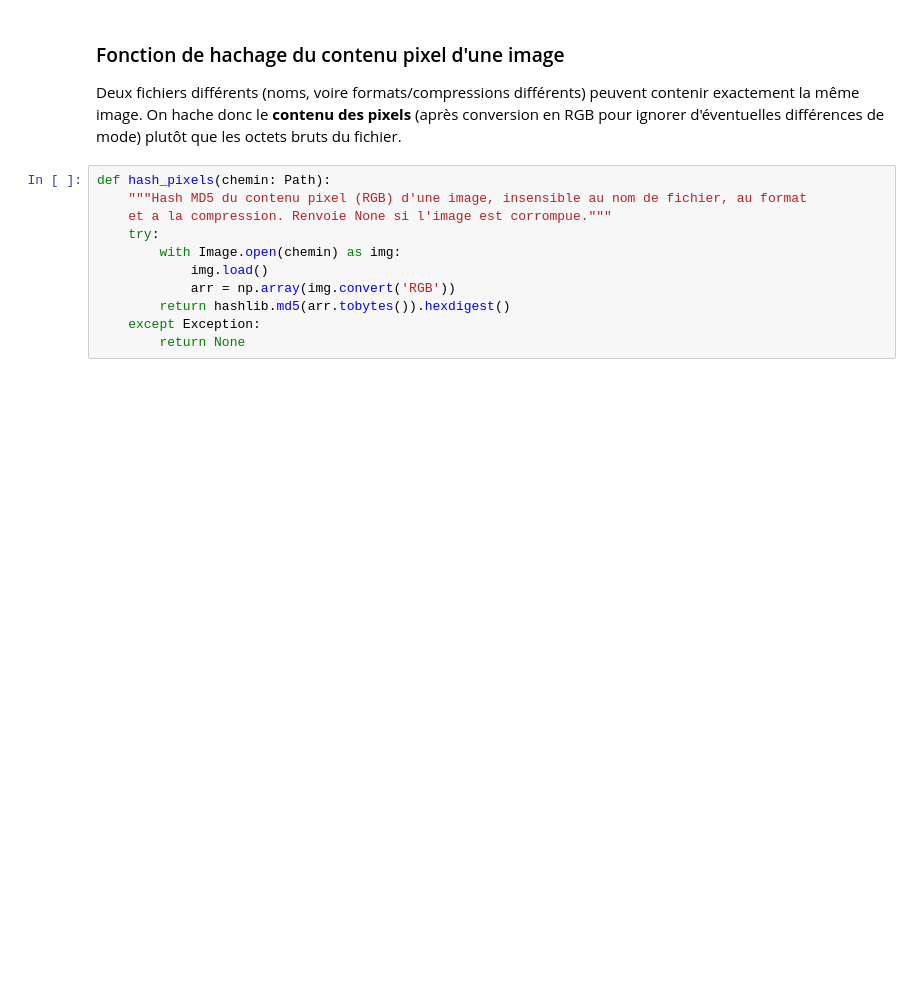
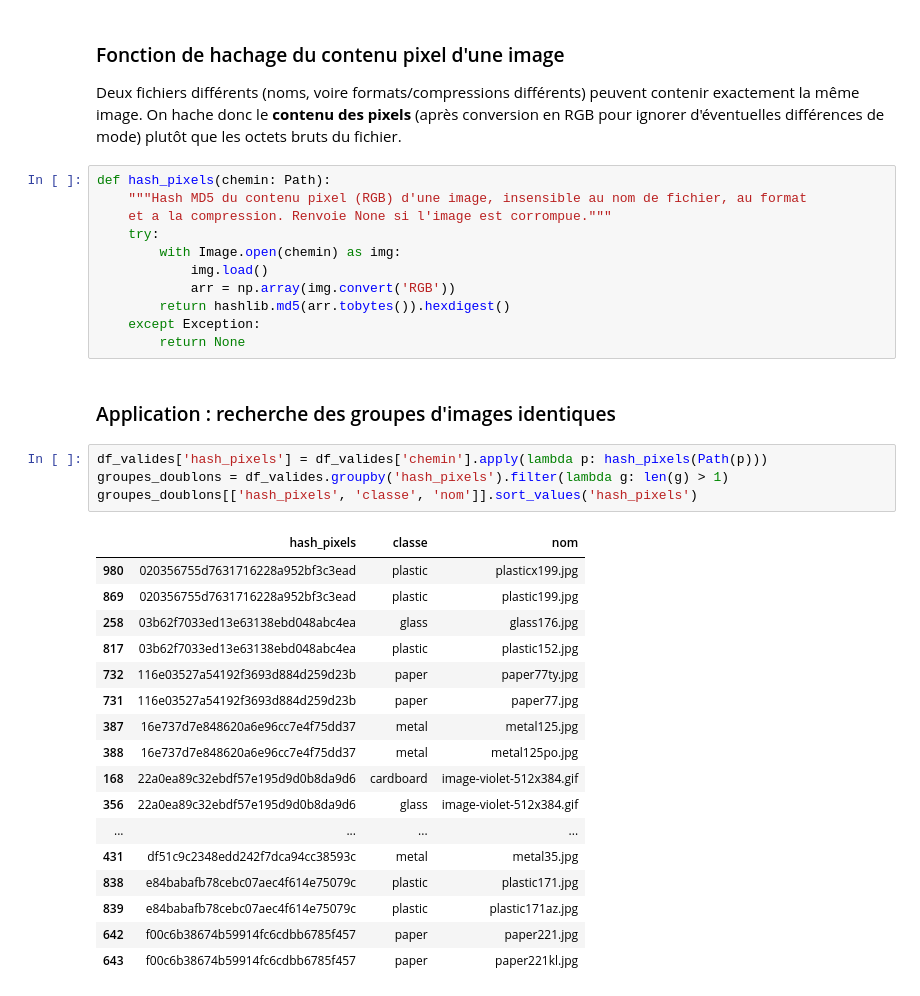
Before and after one commit to khadija470/atelier_prepa_donnees_images, a Jupyter notebook: notebooks/atelier_prepa_donnees_images.ipynb, the cells around one changed output. Cells and saved outputs as stored; diff of their text form; blank space fills up the shorter version.

Commit message:
Partie 6 - Recherche des groupes de doublons + reponse

```diff
--- a/notebooks/atelier_prepa_donnees_images.ipynb
+++ b/notebooks/atelier_prepa_donnees_images.ipynb
@@ -408,3 +408,27 @@ def hash_pixels(chemin: Path):
         return hashlib.md5(arr.tobytes()).hexdigest()
     except Exception:
         return None
+# %% [markdown]
+### Application : recherche des groupes d'images identiques
+# %%
+df_valides['hash_pixels'] = df_valides['chemin'].apply(lambda p: hash_pixels(Path(p)))
+groupes_doublons = df_valides.groupby('hash_pixels').filter(lambda g: len(g) > 1)
+groupes_doublons[['hash_pixels', 'classe', 'nom']].sort_values('hash_pixels')
+# %% [output]
+|  | hash_pixels | classe | nom |
+| 980 | 020356755d7631716228a952bf3c3ead | plastic | plasticx199.jpg |
+| 869 | 020356755d7631716228a952bf3c3ead | plastic | plastic199.jpg |
+| 258 | 03b62f7033ed13e63138ebd048abc4ea | glass | glass176.jpg |
+| 817 | 03b62f7033ed13e63138ebd048abc4ea | plastic | plastic152.jpg |
+| 732 | 116e03527a54192f3693d884d259d23b | paper | paper77ty.jpg |
+| 731 | 116e03527a54192f3693d884d259d23b | paper | paper77.jpg |
+| 387 | 16e737d7e848620a6e96cc7e4f75dd37 | metal | metal125.jpg |
+| 388 | 16e737d7e848620a6e96cc7e4f75dd37 | metal | metal125po.jpg |
+| 168 | 22a0ea89c32ebdf57e195d9d0b8da9d6 | cardboard | image-violet-512x384.gif |
+| 356 | 22a0ea89c32ebdf57e195d9d0b8da9d6 | glass | image-violet-512x384.gif |
+| ... | ... | ... | ... |
+| 431 | df51c9c2348edd242f7dca94cc38593c | metal | metal35.jpg |
+| 838 | e84babafb78cebc07aec4f614e75079c | plastic | plastic171.jpg |
+| 839 | e84babafb78cebc07aec4f614e75079c | plastic | plastic171az.jpg |
+| 642 | f00c6b38674b59914fc6cdbb6785f457 | paper | paper221.jpg |
+| 643 | f00c6b38674b59914fc6cdbb6785f457 | paper | paper221kl.jpg |
```
Also changed, not shown: parts of 3 cells of this notebook, 1 other file.
